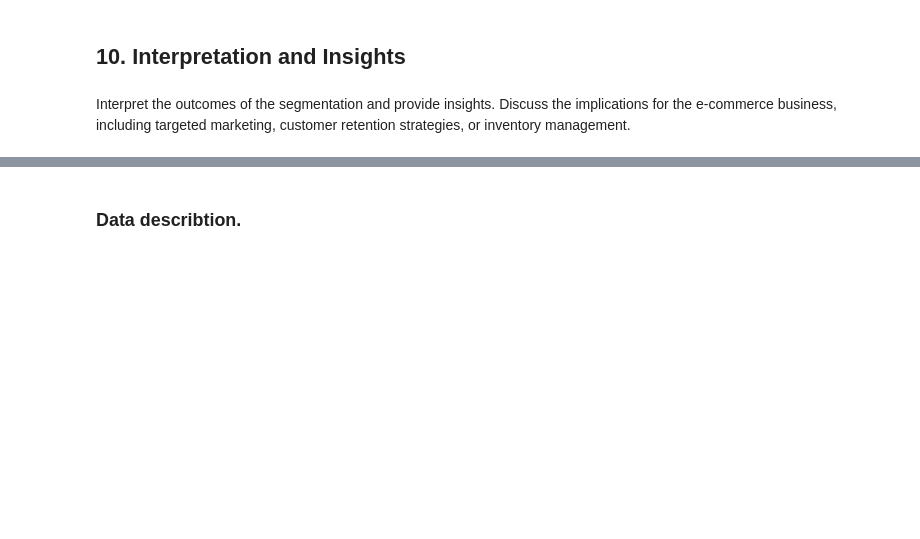
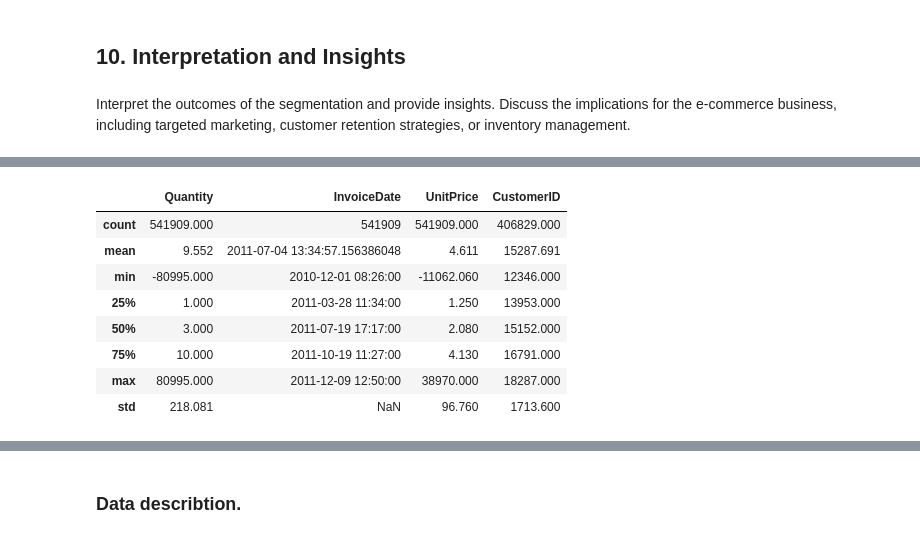
Before and after one commit to mohammed-morsy/Customer-Segmentation-for-E-commerce-Personalization, a Jupyter notebook: Customer Segmentation for E-commerce Personalization.ipynb, the cells around one changed output, grey strips where cells are left out. Saved outputs shown, nothing was run; the diff lists cells and outputs as text; code cells hidden in the pictures; blank space fills up the shorter version.

```diff
--- a/Customer Segmentation for E-commerce Personalization.ipynb
+++ b/Customer Segmentation for E-commerce Personalization.ipynb
@@ -123,2 +134,7 @@ from sklearn.metrics import silhouette_score
 # %%
-Online_Retail = pd.read_excel('Online Retail.xlsx')
+data_path = "Online Retail.xlsx"
+online_retail = pd.read_excel(data_path)
+
+# Display basic information
+print("Dataset successfully loaded ✅")
+print(f"Shape: {df.shape[0]} rows × {df.shape[1]} columns\n")
@@ -136,0 +146,6 @@ Retail_Copy.head()
+# %%
+# Make a working copy to avoid modifying the original
+online_retail_copy = online_retail.copy()
+
+# Preview the first few rows
+online_retail_copy.head()
@@ -136,0 +180,13 @@ Retail_Copy.head()
+# %%
+# Display summary statistics for numerical columns
+online_retail_copy.describe()
+# %% [output]
+|  | Quantity | InvoiceDate | UnitPrice | CustomerID |
+| count | 541909.000 | 541909 | 541909.000 | 406829.000 |
+| mean | 9.552 | 2011-07-04 13:34:57.156386048 | 4.611 | 15287.691 |
+| min | -80995.000 | 2010-12-01 08:26:00 | -11062.060 | 12346.000 |
+| 25% | 1.000 | 2011-03-28 11:34:00 | 1.250 | 13953.000 |
+| 50% | 3.000 | 2011-07-19 17:17:00 | 2.080 | 15152.000 |
+| 75% | 10.000 | 2011-10-19 11:27:00 | 4.130 | 16791.000 |
+| max | 80995.000 | 2011-12-09 12:50:00 | 38970.000 | 18287.000 |
+| std | 218.081 | NaN | 96.760 | 1713.600 |
```
Also changed, not shown: parts of 19 cells of this notebook.
